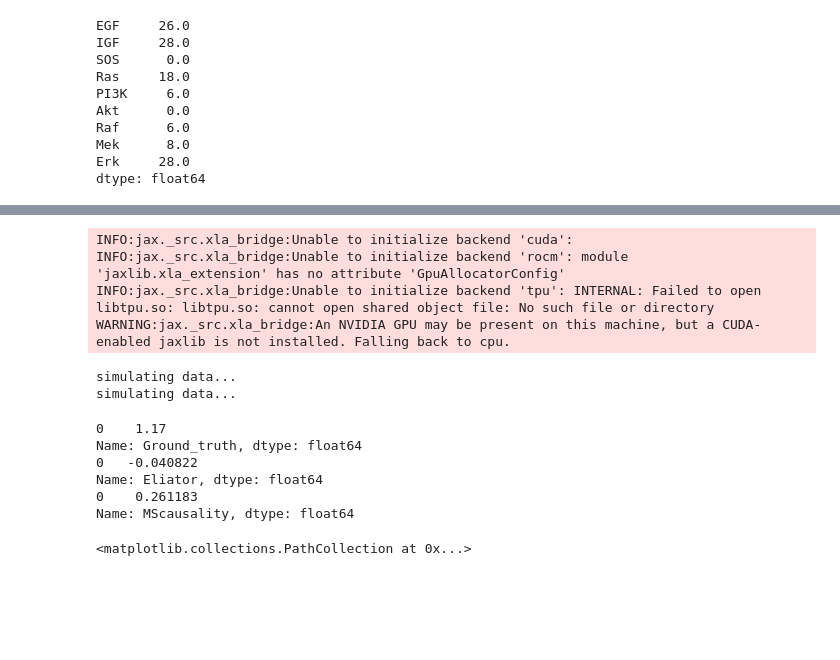
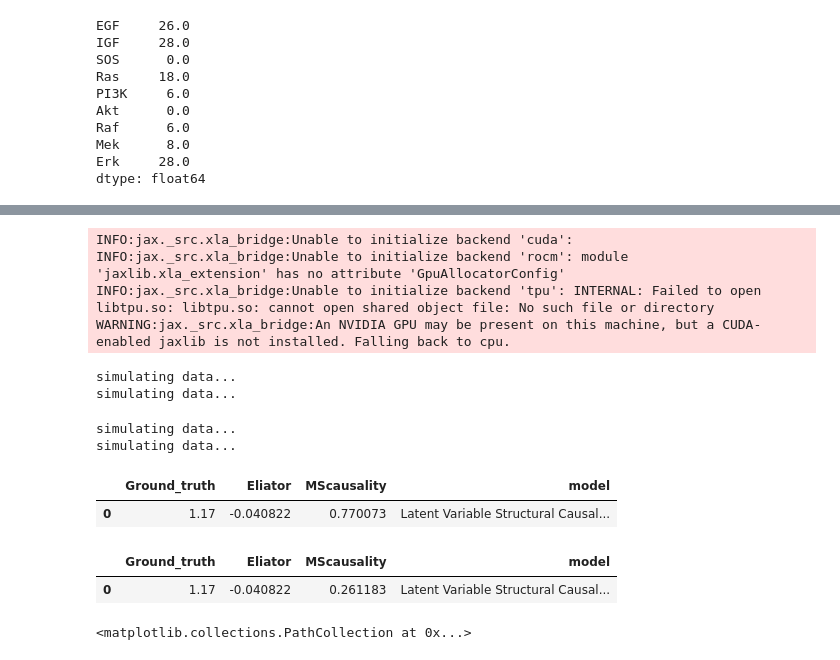
Before and after one commit to devonjkohler/Causomic, a Jupyter notebook: vignettes/methods_paper/TF_simulation.ipynb, the cells around one changed output, grey strips where cells are left out. Drawn from its saved outputs; the diff is of its cells as text; code cells hidden in the pictures; blank space fills up the shorter version.

Commit message:
priors bug

```diff
--- a/vignettes/methods_paper/TF_simulation.ipynb
+++ b/vignettes/methods_paper/TF_simulation.ipynb
@@ -1119,7 +1119,7 @@ def comparison(bulk_graph,
                int1,
                int2,
                outcome,
-               data):
+               data, priors=None):
 
     # Ground truth
     intervention_low = simulate_data(bulk_graph, coefficients=coef,
@@ -1165,7 +1165,7 @@ def comparison(bulk_graph,
     input_data = transformed_data["df"]
     scale_metrics = transformed_data["adj_metrics"]
 
-    lvm = LVM(backend="numpyro")
+    lvm = LVM(backend="numpyro", informative_priors=priors)
     lvm.fit(input_data, msscausality_graph)
 
     # for i in lvm.priors.keys():
@@ -1562,25 +1547,50 @@ ax[2,1].scatter(fd_data["Ras"],
+# %%
+with open(f'data/signaling_network/igf_results_with_informed_prior_small.pkl', 'rb') as f:
+    all_priors = pickle.load(f)
+
+informed_priors = dict(all_priors["priors"].mean())
+# %% [output]
+INFO:jax._src.xla_bridge:Unable to initialize backend 'cuda':
+INFO:jax._src.xla_bridge:Unable to initialize backend 'rocm': module 'jaxlib.xla_extension' has no attribute 'GpuAllocatorConfig'
+INFO:jax._src.xla_bridge:Unable to initialize backend 'tpu': INTERNAL: Failed to open libtpu.so: libtpu.so: cannot open shared object file: No such file or directory
+WARNING:jax._src.xla_bridge:An NVIDIA GPU may be present on this machine, but a CUDA-enabled jaxlib is not installed. Falling back to cpu.
+# %%
+format_priors = dict()
+for key, val in informed_priors.items():
+    new_key = key.split("_")[0]
+
+    if "intercept" in key:
+        key = key.replace("_intercept", "_int")
+    if new_key not in format_priors.keys():
+        format_priors[new_key] = {key: val}
+    # else append to dict
+    else:
+        format_priors[new_key][key] = val
 # %%
-result = comparison(
+result_prior = comparison(
+        fd["Networkx"], fd["y0"], fd["MScausality"],
+        informative_prior_coefs, {"Ras": 0}, {"Ras": 2},
+        "Erk", fd_data, format_priors)
+
+result_no_prior = comparison(
         fd["Networkx"], fd["y0"], fd["MScausality"],
         informative_prior_coefs, {"Ras": 0}, {"Ras": 2},
         "Erk", fd_data)
-
-print(result['Ground_truth'])
-print(result['Eliator'])
-print(result['MScausality'])
 # %% [output]
-INFO:jax._src.xla_bridge:Unable to initialize backend 'cuda':
-INFO:jax._src.xla_bridge:Unable to initialize backend 'rocm': module 'jaxlib.xla_extension' has no attribute 'GpuAllocatorConfig'
-INFO:jax._src.xla_bridge:Unable to initialize backend 'tpu': INTERNAL: Failed to open libtpu.so: libtpu.so: cannot open shared object file: No such file or directory
-WARNING:jax._src.xla_bridge:An NVIDIA GPU may be present on this machine, but a CUDA-enabled jaxlib is not installed. Falling back to cpu.
+simulating data...
+simulating data...
 simulating data...
 simulating data...
-0    1.17
-Name: Ground_truth, dtype: float64
-0   -0.040822
-Name: Eliator, dtype: float64
-0    0.261183
-Name: MScausality, dtype: float64
+# %%
+result_prior
+# %% [output]
+|  | Ground_truth | Eliator | MScausality | model |
+| 0 | 1.17 | -0.040822 | 0.770073 | Latent Variable Structural Causal... |
+# %%
+result_no_prior
+# %% [output]
+|  | Ground_truth | Eliator | MScausality | model |
+| 0 | 1.17 | -0.040822 | 0.261183 | Latent Variable Structural Causal... |
 # %%
 model = result["model"][0]
 imp_data = model.imputed_data
```
Also changed, not shown: parts of 1 cell of this notebook, 4 other files.
